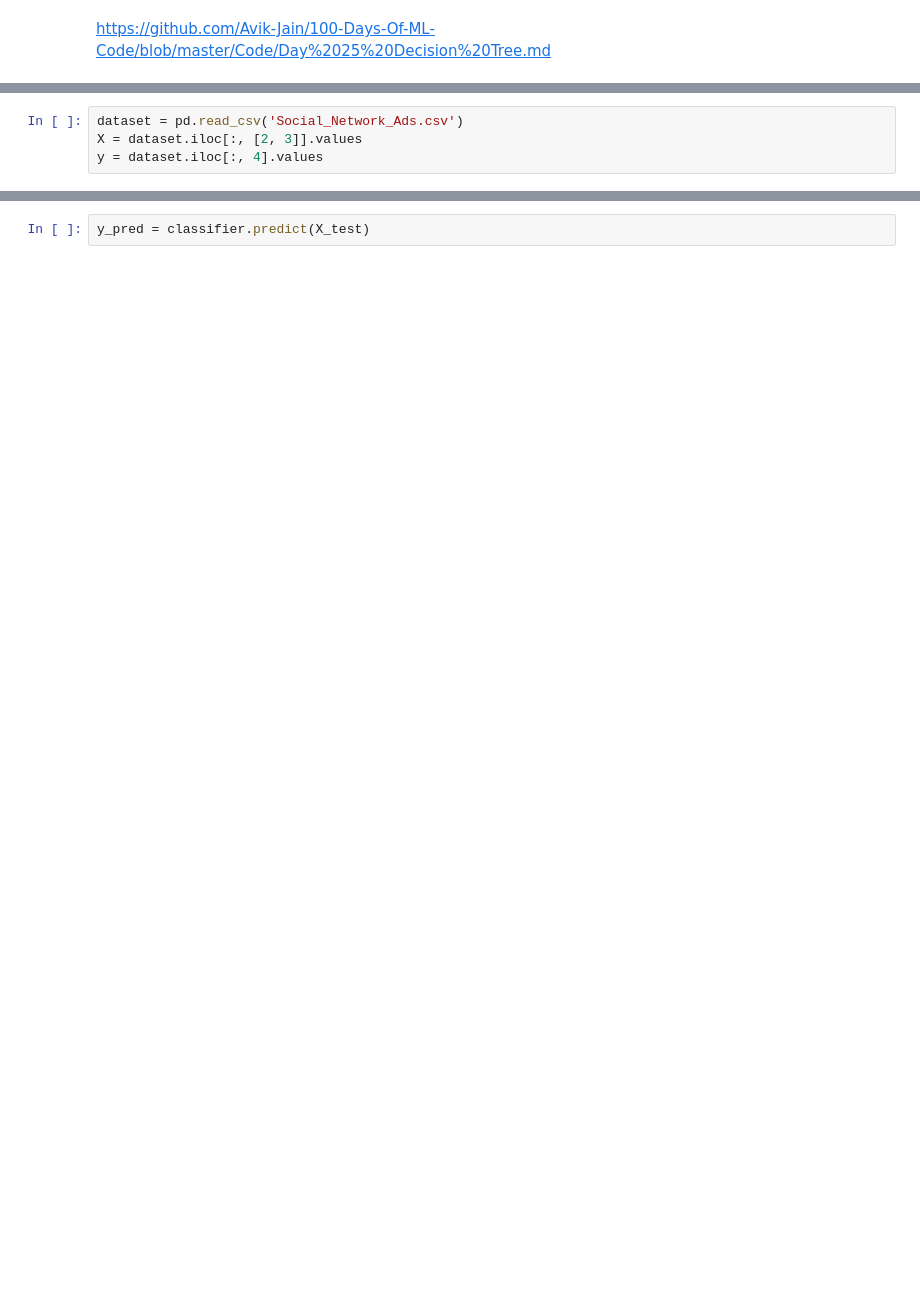
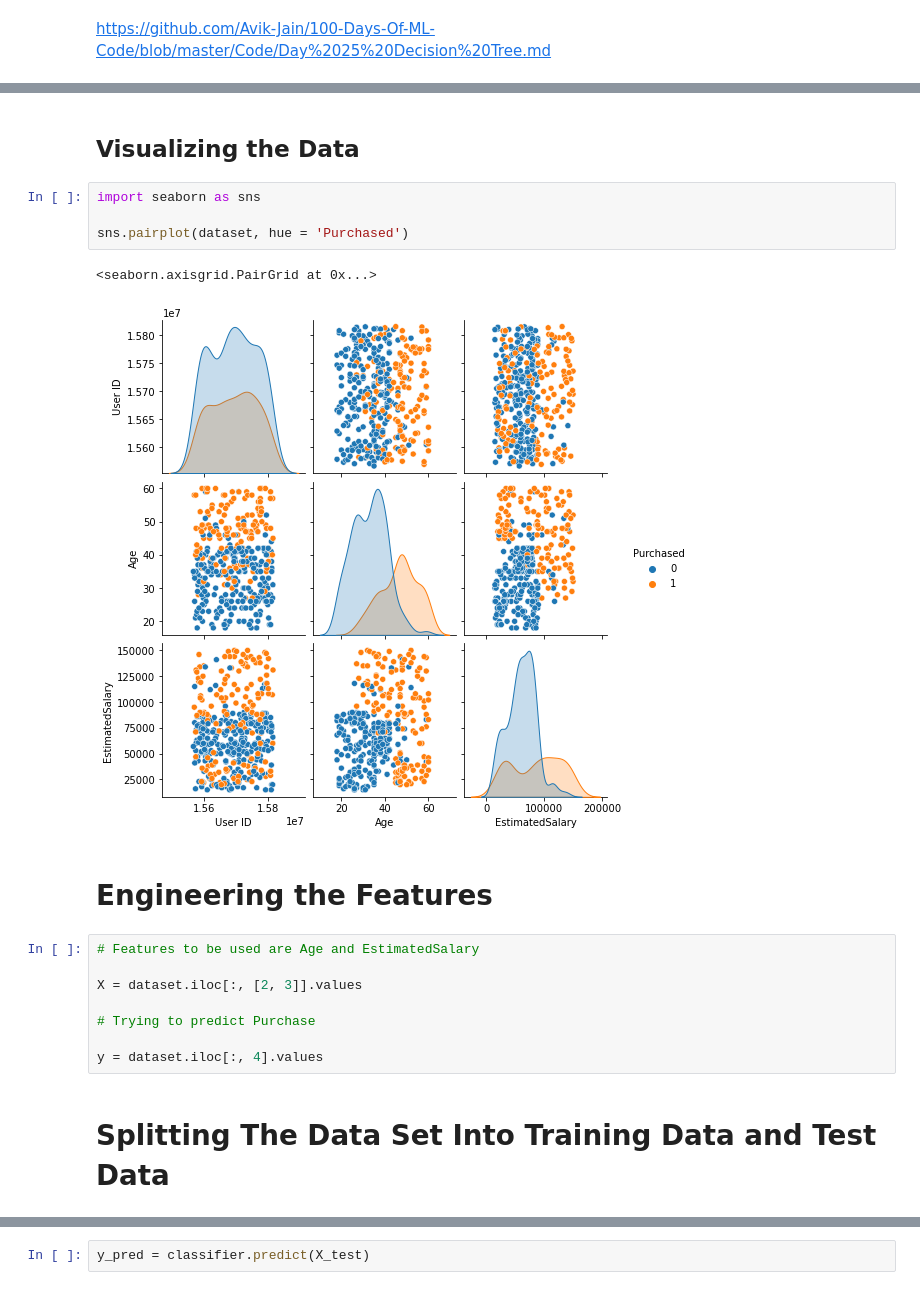
Before and after one commit to rleonhart/rle-machine-learning, a Jupyter notebook: 05-decision_tree/100_days_ml/Decision tree.ipynb, the cells around one changed output, grey strips where cells are left out. Cells and saved outputs as stored; diff of their text form; blank space fills up the shorter version.

```diff
--- a/05-decision_tree/100_days_ml/Decision tree.ipynb
+++ b/05-decision_tree/100_days_ml/Decision tree.ipynb
@@ -12,5 +28,22 @@ import matplotlib.pyplot as plt
+# %% [markdown]
+## Visualizing the Data
+# %%
+import seaborn as sns
+
+sns.pairplot(dataset, hue = 'Purchased')
+# %% [output]
+<seaborn.axisgrid.PairGrid at 0x...>
+[figure, added]
+# %% [markdown]
+# Engineering the Features
 # %%
-dataset = pd.read_csv('Social_Network_Ads.csv')
+# Features to be used are Age and EstimatedSalary
+
 X = dataset.iloc[:, [2, 3]].values
+
+# Trying to predict Purchase
+
 y = dataset.iloc[:, 4].values
+# %% [markdown]
+# Splitting The Data Set Into Training Data and Test Data
 # %%
```
Also changed, not shown: parts of 26 cells of this notebook, 2 other files.
